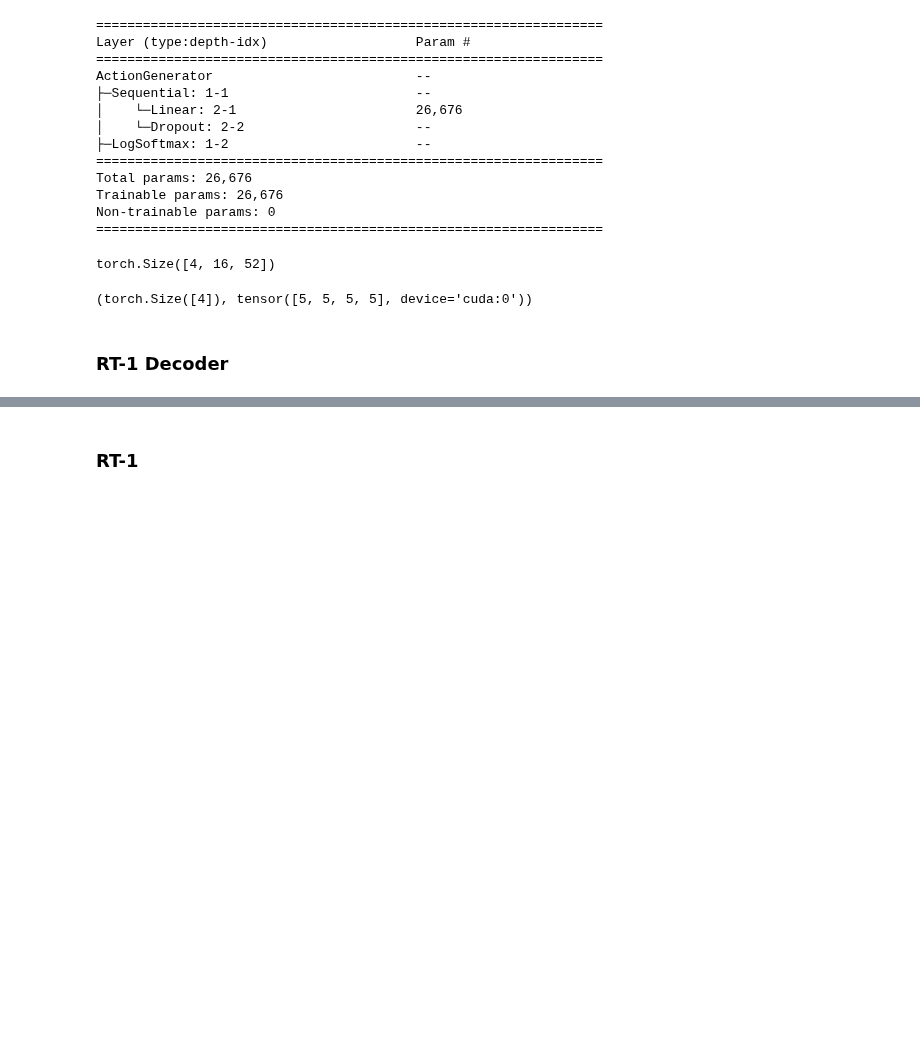
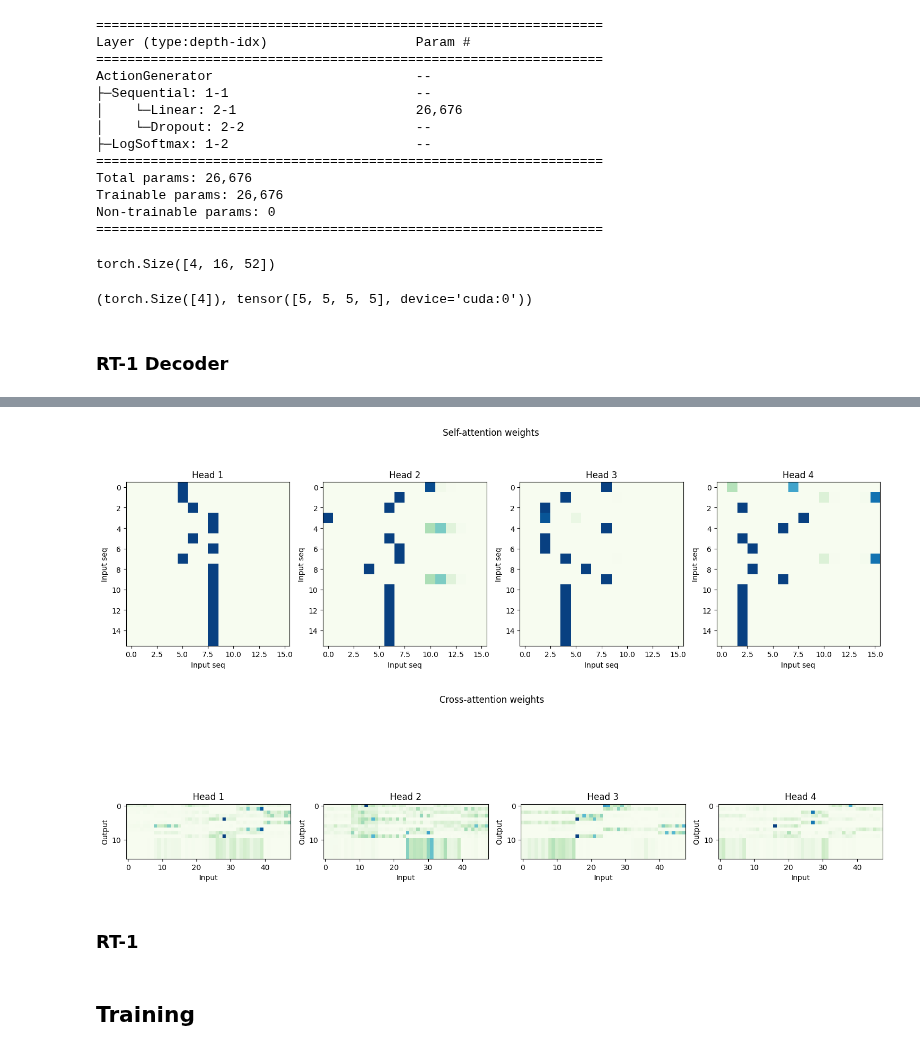
Before and after one commit to dric2018/smf_be, a Jupyter notebook: notebooks/Model.ipynb, the cells around one changed output, grey strips where cells are left out. Drawn from its saved outputs; the diff is of its cells as text; code cells hidden in the pictures; blank space fills up the shorter version.

```diff
--- a/notebooks/Model.ipynb
+++ b/notebooks/Model.ipynb
@@ -668,3 +623,9 @@ Wall time: 4.05 µs
+# %%
+plot_attention(self_attn_ws)
+plot_attention(cross_attn_ws)
+# %% [output]
+[figure, added]
+[figure, added]
 # %% [markdown]
 ### RT-1
 # %%
@@ -711,0 +738,2 @@ class RT1(pl.LightningModule):
+# %% [markdown]
+## Training
```
Also changed, not shown: parts of 26 cells of this notebook, 7 other files.
